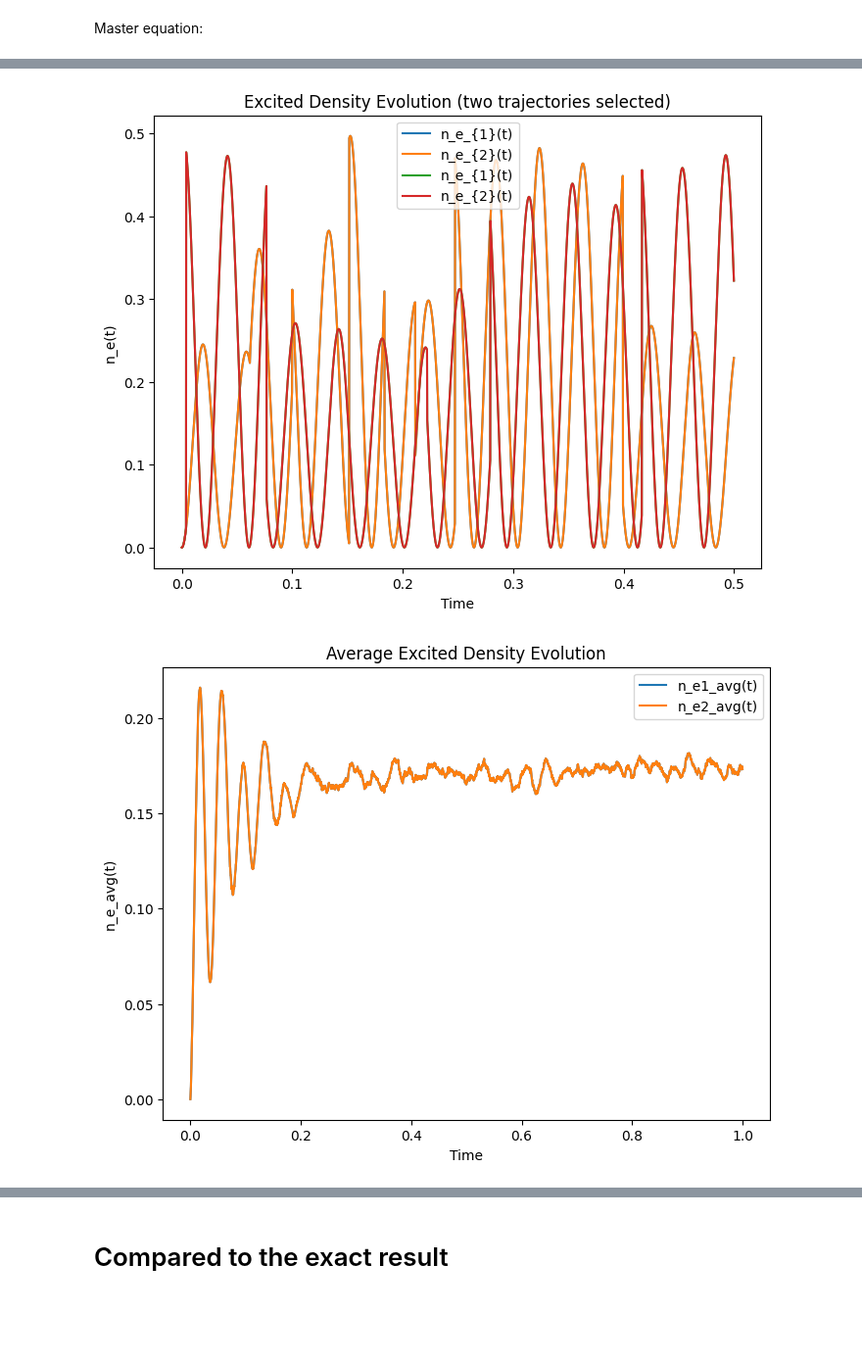
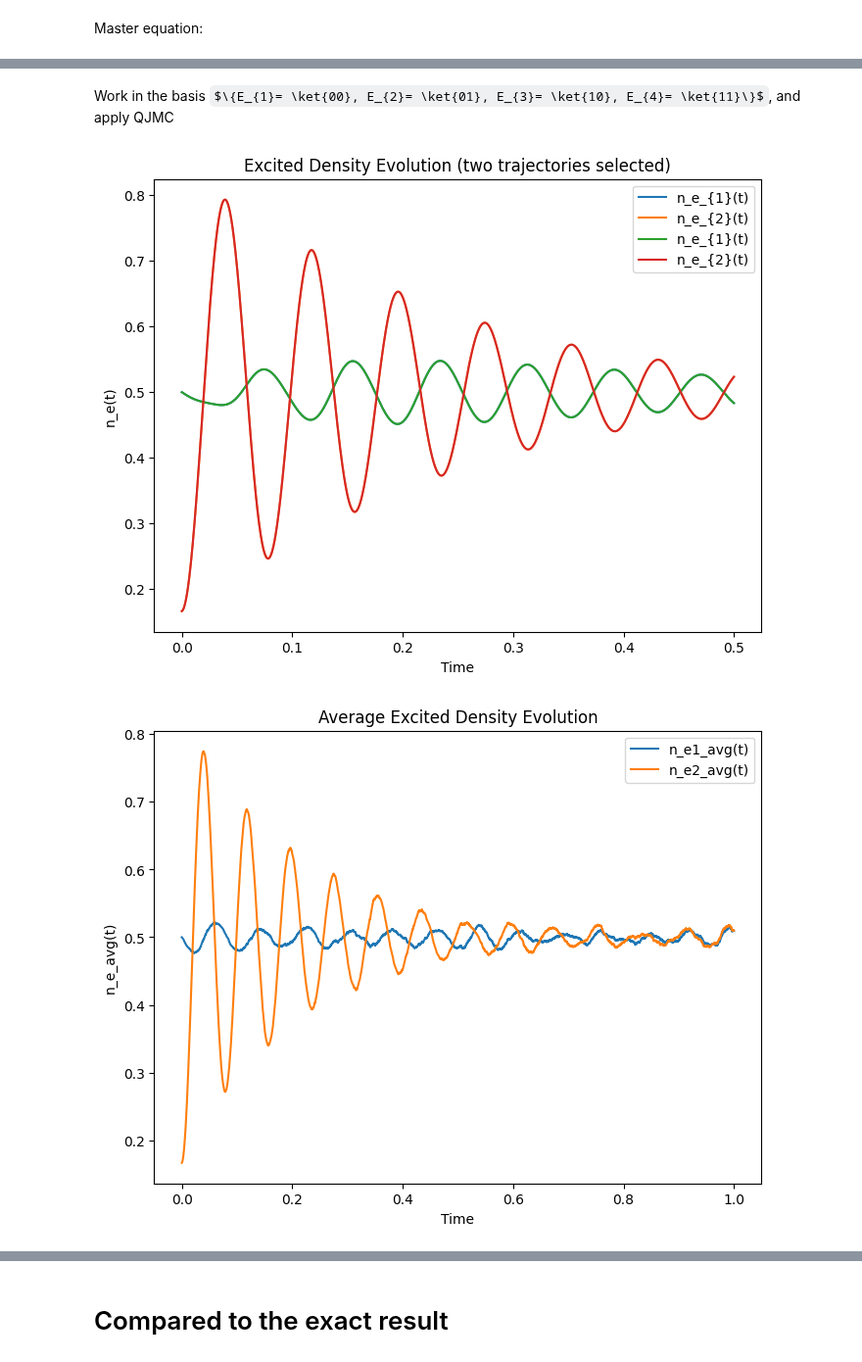
Before and after one commit to JSKao/Computational-Quantum-Many-Body-Physics, a Jupyter notebook: OpenQuantumNEW.ipynb, the cells around one changed output, grey strips where cells are left out. Shown at 98% size. Drawn from its saved outputs; the diff is of its cells as text; code cells hidden in the pictures; some formulas as TeX source; blank space fills up the shorter version.

```diff
--- a/OpenQuantumNEW.ipynb
+++ b/OpenQuantumNEW.ipynb
@@ -103,7 +146,7 @@ def effective_Hamiltonian(H, L_ops, gamma_values):
 # Input: (2^n x 1 arrays), (2^n x 2^n matrix)
 # Output: (2^n x 1 arrays)
 def jump(state, gamma, L):
-    state = gamma * L @ state
+    state = gamma * (L @ state)
     state = state / np.sqrt((dagger(state)@state))  # Keep normalized
     return state
 
@@ -467,17 +514,15 @@ With c's, eigenvalues and eigenvectors, we can establish $\rho(t)$ and make its
 # %%
-omega = 40
-gamma = omega/6
-print("n(infinity) = ", 1/(2+gamma**2/(4*omega**2)))
+# Initial state
+u0 = np.array([1, 0, 0, 0], dtype=complex)
 
-u0 = np.array([1, 0, 0, 0], dtype=complex)
-ue = np.array([0, 0, 0, 1], dtype=complex)
-# Eigenvectors
+# Define the eigenvectors we've solved
 u1 = np.array([1+gamma**2/(4*omega**2), 1j*gamma/(2*omega), -1j*gamma/(2*omega), 1], dtype=complex)
 u2 = np.array([0, 1, 1, 0], dtype=complex)
 u3 = np.array([-1, 1j*8*omega/(gamma+np.sqrt(gamma**2-64*omega**2,dtype=complex)), -1j*8*omega/(gamma+np.sqrt(gamma**2-64*omega**2,dtype=complex)), 1], dtype=complex)
 u4 = np.array([-1, -1j*8*omega/(-gamma+np.sqrt(gamma**2-64*omega**2,dtype=complex)), 1j*8*omega/(-gamma+np.sqrt(gamma**2-64*omega**2,dtype=complex)), 1], dtype=complex)
 u = [u1, u2, u3, u4]
-# Eigenvalues
+
+# Define the eigenvalues we've solved
 l1 = 0
 l2 = -gamma/2
 l3 = 1/4 * (-3*gamma - np.sqrt(gamma**2 - 64*omega**2, dtype=complex))
@@ -504,15 +549,17 @@ def Rho(parameters, t):
     return state
 
 
-t_values = np.linspace(0, 1, 5000)
+t_values = np.linspace(0, 1.5, 15000)
 
+# Construct the excitation density ne(t)
 ne = []
+ne_infty_values = []
 for t in t_values:
     norm = Rho(parameters, t)[0] + Rho(parameters, t)[3]
     ne.append(Rho(parameters, t)[3]/norm)
+    ne_infty_values.append(ne_infty)
 
 # Plot
-t_values = np.linspace(0, 1, 5000)
 n_e_values = np.array(ne)
 plt.plot(t_values, n_e_values, label=r'$n_e(t)$')
 plt.xlabel('Time')
@@ -572,70 +630,67 @@ $H = \Omega\sum\sigma^{x}_{k}$ , $L_{1} = \frac{1}{\sqrt{2}}\sigma^{-}_{1}-\frac
+# %% [markdown]
+Work in the basis $\{E_{1}= \ket{00}, E_{2}= \ket{01}, E_{3}= \ket{10}, E_{4}= \ket{11}\}$, and apply QJMC
 # %%
-# Define Hamiltonian, jump operators of the two level system (let hbar=1)
-omega = 40
+# Define Hamiltonian
 H = omega * (S_x[1][0] + S_x[1][1])
-L_ops = [1/np.sqrt(2)*(S_minus[1][0]-S_minus[1][1]), 1/np.sqrt(2)*(S_minus[1][0]+S_minus[1][1])]
-gamma_values = [0, 40/3]
+
+# Define jump operators and decay rates : L_ops = [L1, L2], gammas = [0, 2*gamma]
+L_1 = np.sqrt(1/2) * (S_minus[1][0] - S_minus[1][1])
+L_2 = np.sqrt(1/2) * (S_minus[1][0] + S_minus[1][1])
+L_ops = [L_1, L_2]
+gamma_values = [0, 2*gamma]
 
 # Set up initial state and time parameters
-phi = phi_g[1][0]
+phi = np.array([np.sqrt(1/3), -np.sqrt(1/6), np.sqrt(1/2), 0], dtype=complex)
 total_time = 1.0
 dt = 0.0002
 
 # Start N-trajectory simulation
-N = 1000
-state_vecs, n_e_values, time_values, phi_img = multiple_simulations(N, phi, H, L_ops, gamma_values, total_time, dt)
+N = 800
+state_vecs, n_e_values, time_values, jump_num_values, index_num_values = multiple_simulations(N, phi, H, L_ops, gamma_values, total_time, dt)
 
 # Reminder for the outcome data:
 # state_vecs = [ {phi(t)}_1, {phi(t)}_2, ...., {phi(t)}_N ]
 # n_e_values = [ [{n_e1(t)},{n_e2(t)}]_1, [{n_e1(t)},{n_e2(t)}]_2, ...., [{n_e1(t)},{n_e2(t)}]_N ]
 # time_values = [t1, t2,....., t_total]
 
 
 # Calculate the trajectory-averaged excitation density for particle 1 and 2
-n_e1_array = []
-n_e2_array = []
+n_e_1_array = []
+n_e_2_array = []
 sum_values_1 = np.zeros(np.shape(n_e_values[0][0]),dtype = complex)
 sum_values_2 = np.zeros(np.shape(n_e_values[0][0]),dtype = complex)
 for i in range(N):
-    n_e1_array.append(np.array(n_e_values[i][0]))
-    n_e2_array.append(np.array(n_e_values[i][1]))
-    sum_values_1 += n_e_values[i][0]
-    sum_values_2 += n_e_values[i][1]
+    n_e_1_array.append(np.array(n_e_values[i][0]))
+    n_e_2_array.append(np.array(n_e_values[i][1]))
+    sum_values_1 += np.array(n_e_values[i][0])
+    sum_values_2 += np.array(n_e_values[i][1])
 
-n_e1_avg_array = np.array(sum_values_1 / N)
-n_e2_avg_array = np.array(sum_values_2 / N)
+n_e_1_avg_array = sum_values_1 / N
+n_e_2_avg_array = sum_values_2 / N
 
 
 # Plot the results
 plt.figure(figsize=(8,6))
 
 for i in range(2):
-    plt.plot(time_values[:len(time_values)//2], n_e1_array[i][:len(n_e1_array[i])//2], label='n_e_{1}(t)')
-    plt.plot(time_values[:len(time_values)//2], n_e2_array[i][:len(n_e2_array[i])//2], label='n_e_{2}(t)')
+    plt.plot(time_values[:len(time_values)//2], n_e_1_array[i][:len(n_e_1_array[i])//2], label='n_e_{1}(t)')
+    plt.plot(time_values[:len(time_values)//2], n_e_2_array[i][:len(n_e_2_array[i])//2], label='n_e_{2}(t)')
 
 plt.title('Excited Density Evolution (two trajectories selected)')
 plt.xlabel('Time')
 plt.ylabel('n_e(t)')
 plt.legend()
 plt.show()
 
 
 plt.figure(figsize=(8,6))
-plt.plot(time_values, n_e1_avg_array, label='n_e1_avg(t)')
-plt.plot(time_values, n_e2_avg_array, label='n_e2_avg(t)')
+plt.plot(time_values, n_e_1_avg_array, label='n_e1_avg(t)')
+plt.plot(time_values, n_e_2_avg_array, label='n_e2_avg(t)')
 plt.title('Average Excited Density Evolution')
 plt.xlabel('Time')
 plt.ylabel('n_e_avg(t)')
 plt.legend()
 plt.show()
-
-plt.figure(figsize=(8,6))
-plt.plot(time_values, phi_img, label='img_trace(rho)')
-plt.title('Imaginart part of trace of density matrix Evolution')
-plt.xlabel('Time')
-plt.ylabel('IM[trace(rho)(t)]')
-plt.legend()
-plt.show()
 # %% [output]
-[figure, old version]
+[figure, new version]
-[figure, old version]
+[figure, new version]
```
Also changed, not shown: parts of 52 cells of this notebook.
